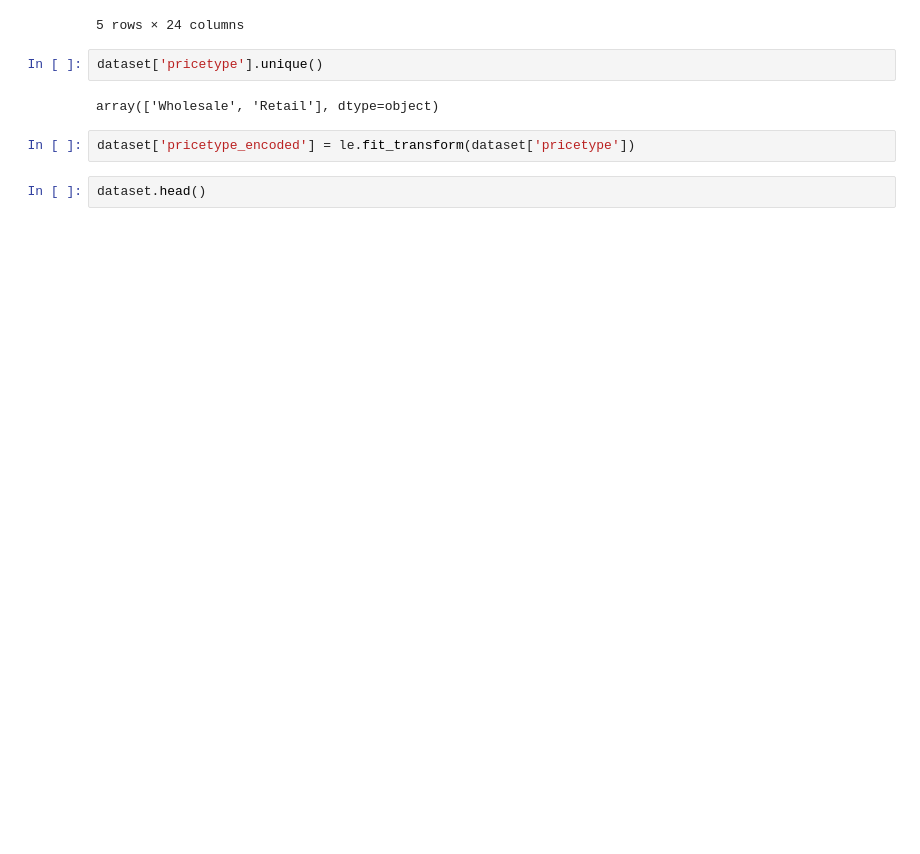
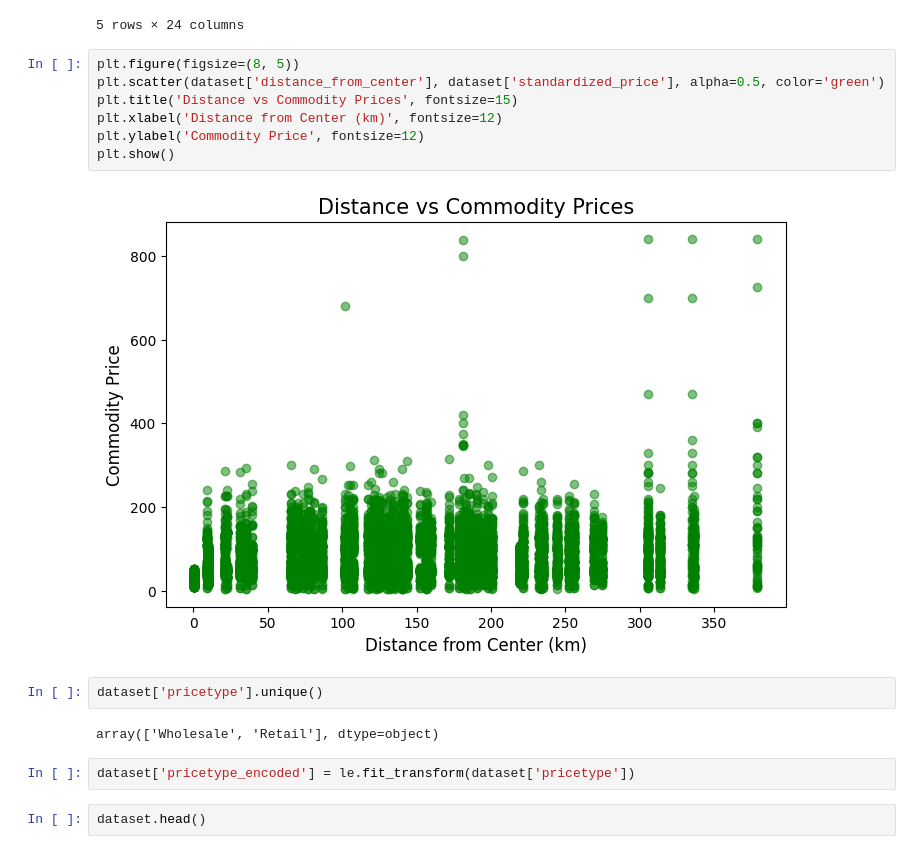
Before and after one commit to myself-aas/Comparative-Analysis-of-Regression-Models-for-Commodity-Price-Prediction, a Jupyter notebook: commodity_price_prediction.ipynb, the cells around one changed output. Saved outputs shown, nothing was run; the diff lists cells and outputs as text; blank space fills up the shorter version.

```diff
--- a/commodity_price_prediction.ipynb
+++ b/commodity_price_prediction.ipynb
@@ -289,6 +289,15 @@ dataset.head()
 | 3 | Dhaka | 23.81 | 90.41 | cereals and tubers | wheat | 100 KG | actual | Wholesale | BDT | 1060.00 | ... |
 | 4 | Dhaka | 23.81 | 90.41 | cereals and tubers | rice (coarse, br8/ 11/, guti sharna) | 100 KG | actual | Wholesale | BDT | 1415.50 | ... |
 5 rows × 24 columns
+# %%
+plt.figure(figsize=(8, 5))
+plt.scatter(dataset['distance_from_center'], dataset['standardized_price'], alpha=0.5, color='green')
+plt.title('Distance vs Commodity Prices', fontsize=15)
+plt.xlabel('Distance from Center (km)', fontsize=12)
+plt.ylabel('Commodity Price', fontsize=12)
+plt.show()
+# %% [output]
+[figure, added]
 # %%
 dataset['pricetype'].unique()
 # %% [output]
```
Also changed, not shown: parts of 53 cells of this notebook, 14 other files.
